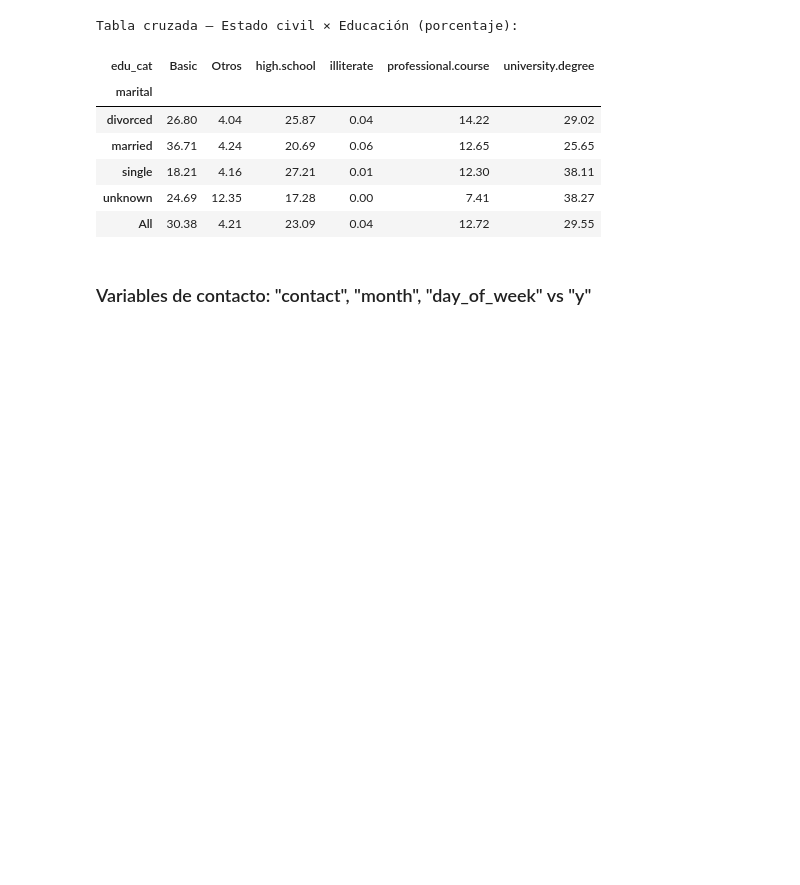
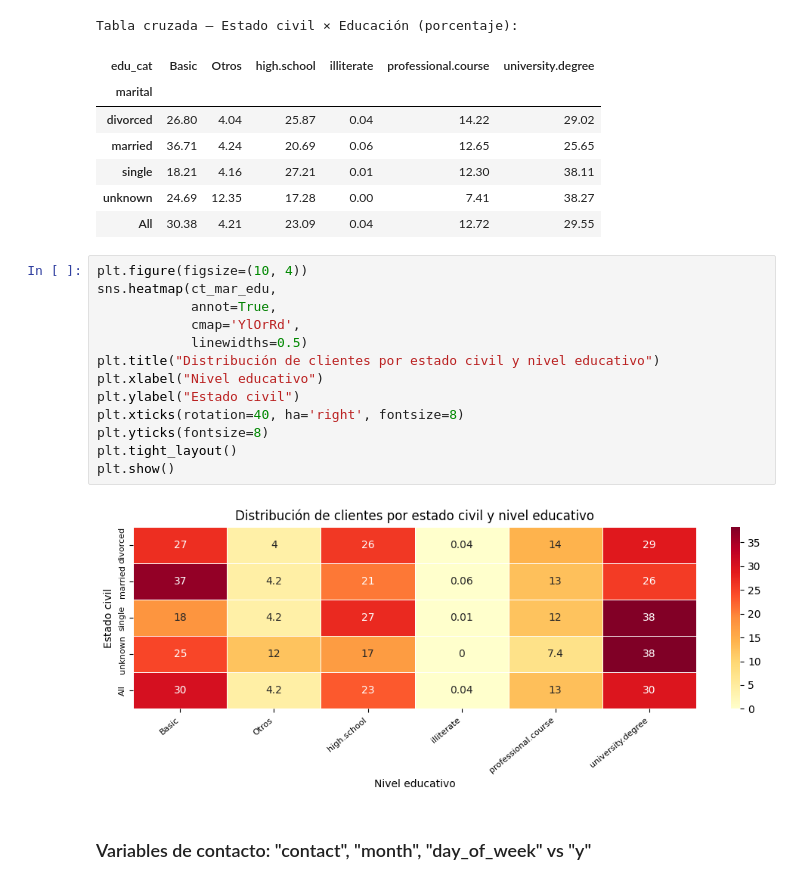
Before and after one commit to juanpabloluceroC/proyecto_campana_marketing, a Jupyter notebook: marketing_santander.ipynb, the cells around one changed output. Cells and saved outputs as stored; diff of their text form; blank space fills up the shorter version.

```diff
--- a/marketing_santander.ipynb
+++ b/marketing_santander.ipynb
@@ -1203,6 +1216,21 @@ Tabla cruzada — Estado civil × Educación (porcentaje):
 | single | 18.21 | 4.16 | 27.21 | 0.01 | 12.30 | 38.11 |
 | unknown | 24.69 | 12.35 | 17.28 | 0.00 | 7.41 | 38.27 |
 | All | 30.38 | 4.21 | 23.09 | 0.04 | 12.72 | 29.55 |
+# %%
+plt.figure(figsize=(10, 4))
+sns.heatmap(ct_mar_edu,
+            annot=True,
+            cmap='YlOrRd',
+            linewidths=0.5)
+plt.title("Distribución de clientes por estado civil y nivel educativo")
+plt.xlabel("Nivel educativo")
+plt.ylabel("Estado civil")
+plt.xticks(rotation=40, ha='right', fontsize=8)
+plt.yticks(fontsize=8)
+plt.tight_layout()
+plt.show()
+# %% [output]
+[figure, added]
 # %% [markdown]
 ### Variables de contacto: "contact", "month", "day_of_week" vs "y"
 # %%
```
Also changed, not shown: parts of 1 cell of this notebook, 1 other file.
